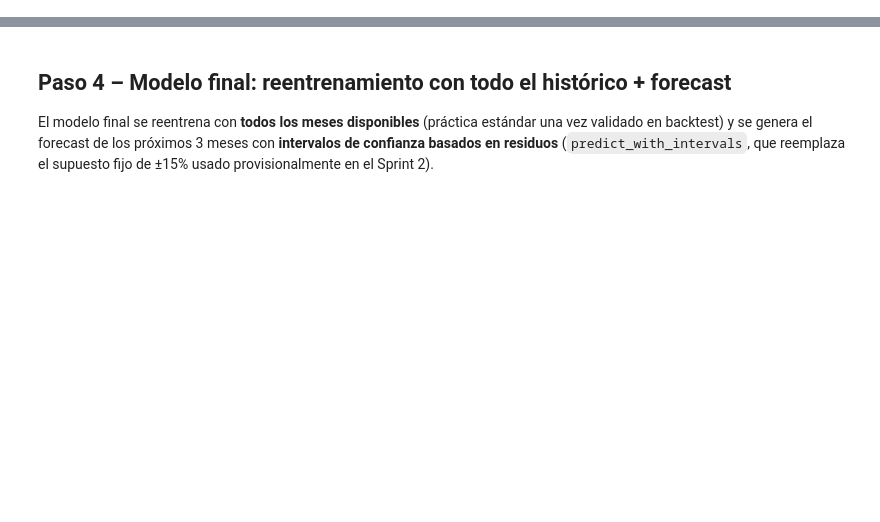
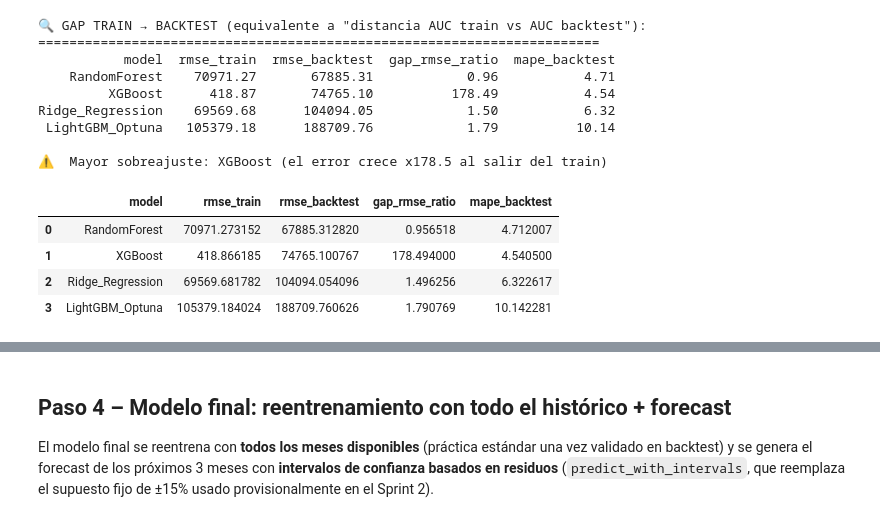
Before and after one commit to NexDev-RC/ProyectoG10, a Jupyter notebook: notebooks/Sprint3.ipynb, the cells around one changed output, grey strips where cells are left out. Cells and saved outputs as stored; diff of their text form; code cells hidden in the pictures; blank space fills up the shorter version.

```diff
--- a/notebooks/Sprint3.ipynb
+++ b/notebooks/Sprint3.ipynb
@@ -256,0 +363,19 @@ MovingAverage_3M 9.680398e+04 9.564599e+04   7.120480  6.961316          True
+# %%
+from src.evaluation.gap_report import train_backtest_gap, gap_summary
+
+gaps = [
+    train_backtest_gap(fc, train[selected_features], train[target],
+                       y_test, preds[name], name)
+    for name, fc in fitted.items()
+]
+gap_df = gap_summary(gaps)
+
+print('🔍 GAP TRAIN → BACKTEST (equivalente a "distancia AUC train vs AUC backtest"):')
+print('='*72)
+print(gap_df.round(2).to_string(index=False))
+
+worst = gap_df.loc[gap_df['gap_rmse_ratio'].idxmax()]
+print(f"\n⚠️  Mayor sobreajuste: {worst['model']} "
+      f"(el error crece x{worst['gap_rmse_ratio']:.1f} al salir del train)")
+gap_df
+# %% [output]
@@ -257,3 +383,17 @@ MovingAverage_3M 9.680398e+04 9.564599e+04   7.120480  6.961316          True
+🔍 GAP TRAIN → BACKTEST (equivalente a "distancia AUC train vs AUC backtest"):
+========================================================================
+           model  rmse_train  rmse_backtest  gap_rmse_ratio  mape_backtest
+    RandomForest    70971.27       67885.31            0.96           4.71
+         XGBoost      418.87       74765.10          178.49           4.54
+Ridge_Regression    69569.68      104094.05            1.50           6.32
+ LightGBM_Optuna   105379.18      188709.76            1.79          10.14
+
+⚠️  Mayor sobreajuste: XGBoost (el error crece x178.5 al salir del train)
+|  | model | rmse_train | rmse_backtest | gap_rmse_ratio | mape_backtest |
+| 0 | RandomForest | 70971.273152 | 67885.312820 | 0.956518 | 4.712007 |
+| 1 | XGBoost | 418.866185 | 74765.100767 | 178.494000 | 4.540500 |
+| 2 | Ridge_Regression | 69569.681782 | 104094.054096 | 1.496256 | 6.322617 |
+| 3 | LightGBM_Optuna | 105379.184024 | 188709.760626 | 1.790769 | 10.142281 |
 # %%
 # ── Gráficos de rendimiento (entregable Sprint 3)
 os.makedirs('reports', exist_ok=True)
```
Also changed, not shown: parts of 21 cells of this notebook, 10 other files.
